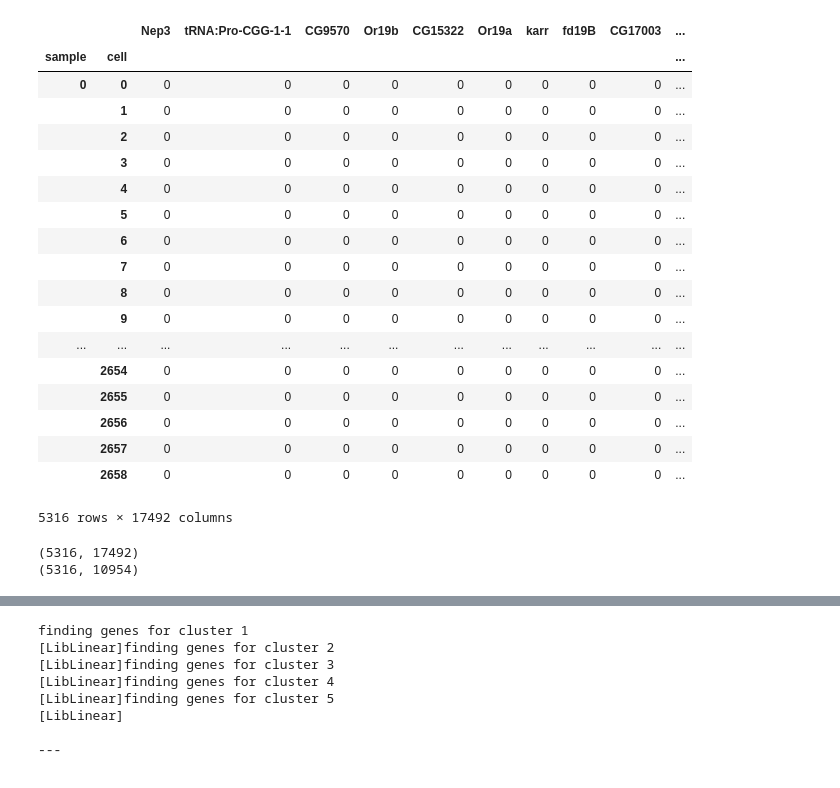
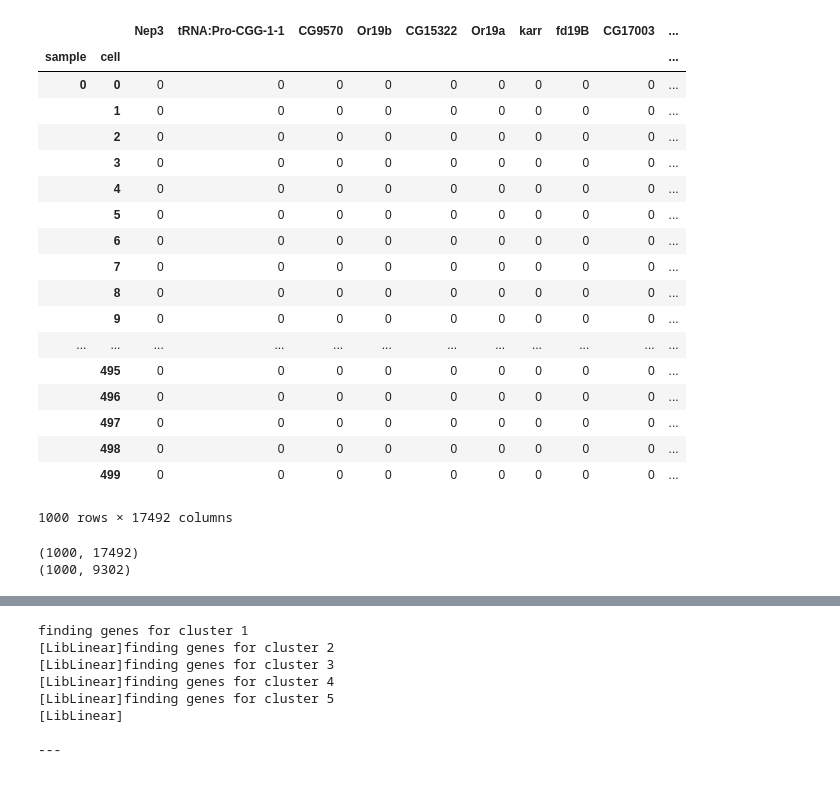
Before and after one commit to jwittenbach/polyseq, a Jupyter notebook: examples/demo.ipynb, the cells around one changed output, grey strips where cells are left out. Drawn from its saved outputs; the diff is of its cells as text; code cells hidden in the pictures.

```diff
--- a/examples/demo.ipynb
+++ b/examples/demo.ipynb
@@ -9,41 +17,41 @@ np.random.seed(42)
 # %%
 # pseq.io.download_example_data()
 
 # data = pseq.io.load_example()
 
-data_brain = pseq.io.read_cellranger("/Users/jason/Documents/data/fly-rnaseq/sample_19_brain/")
-data_vnc = pseq.io.read_cellranger("/Users/jason/Documents/data/fly-rnaseq/sample_20_VNC/")
+data_brain = pseq.io.read_cellranger("/Users/jason/code/github/polyseq/examples/sample_19_brain_downsampled/")
+data_vnc = pseq.io.read_cellranger("/Users/jason/code/github/polyseq/examples/sample_20_VNC_downsampled/")
 
 data = pseq.concat(data_brain, data_vnc)
 
 data
 # %% [output]
 |  |  | Nep3 | tRNA:Pro-CGG-1-1 | CG9570 | Or19b | CG15322 | Or19a | karr | fd19B | CG17003 | ... |
 | sample | cell |  |  |  |  |  |  |  |  |  | ... |
 | 0 | 0 | 0 | 0 | 0 | 0 | 0 | 0 | 0 | 0 | 0 | ... |
 |  | 1 | 0 | 0 | 0 | 0 | 0 | 0 | 0 | 0 | 0 | ... |
 |  | 2 | 0 | 0 | 0 | 0 | 0 | 0 | 0 | 0 | 0 | ... |
 |  | 3 | 0 | 0 | 0 | 0 | 0 | 0 | 0 | 0 | 0 | ... |
 |  | 4 | 0 | 0 | 0 | 0 | 0 | 0 | 0 | 0 | 0 | ... |
 |  | 5 | 0 | 0 | 0 | 0 | 0 | 0 | 0 | 0 | 0 | ... |
 |  | 6 | 0 | 0 | 0 | 0 | 0 | 0 | 0 | 0 | 0 | ... |
 |  | 7 | 0 | 0 | 0 | 0 | 0 | 0 | 0 | 0 | 0 | ... |
 |  | 8 | 0 | 0 | 0 | 0 | 0 | 0 | 0 | 0 | 0 | ... |
 |  | 9 | 0 | 0 | 0 | 0 | 0 | 0 | 0 | 0 | 0 | ... |
 | ... | ... | ... | ... | ... | ... | ... | ... | ... | ... | ... | ... |
-|  | 2654 | 0 | 0 | 0 | 0 | 0 | 0 | 0 | 0 | 0 | ... |
-|  | 2655 | 0 | 0 | 0 | 0 | 0 | 0 | 0 | 0 | 0 | ... |
-|  | 2656 | 0 | 0 | 0 | 0 | 0 | 0 | 0 | 0 | 0 | ... |
-|  | 2657 | 0 | 0 | 0 | 0 | 0 | 0 | 0 | 0 | 0 | ... |
-|  | 2658 | 0 | 0 | 0 | 0 | 0 | 0 | 0 | 0 | 0 | ... |
+|  | 495 | 0 | 0 | 0 | 0 | 0 | 0 | 0 | 0 | 0 | ... |
+|  | 496 | 0 | 0 | 0 | 0 | 0 | 0 | 0 | 0 | 0 | ... |
+|  | 497 | 0 | 0 | 0 | 0 | 0 | 0 | 0 | 0 | 0 | ... |
+|  | 498 | 0 | 0 | 0 | 0 | 0 | 0 | 0 | 0 | 0 | ... |
+|  | 499 | 0 | 0 | 0 | 0 | 0 | 0 | 0 | 0 | 0 | ... |
-5316 rows × 17492 columns
+1000 rows × 17492 columns
 # %%
 dropped = data.drop_cells(umis=1).drop_genes(num_cells=1)
 print(data.shape)
 print(dropped.shape)
 # %% [output]
-(5316, 17492)
-(5316, 10954)
+(1000, 17492)
+(1000, 9302)
 # %%
 stats = pseq.summary.summarize(dropped)
 stats
```
Also changed, not shown: parts of 12 cells of this notebook, 11 other files.
